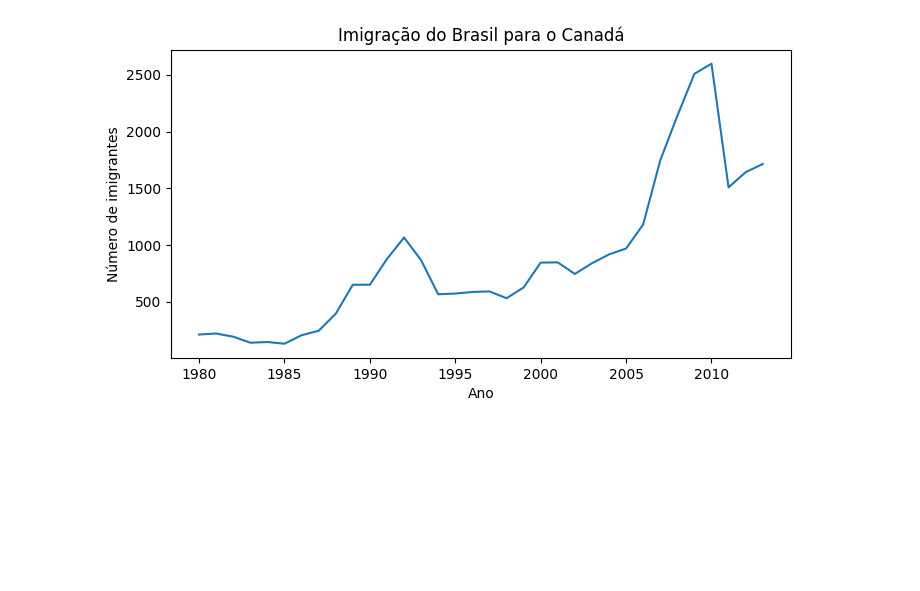
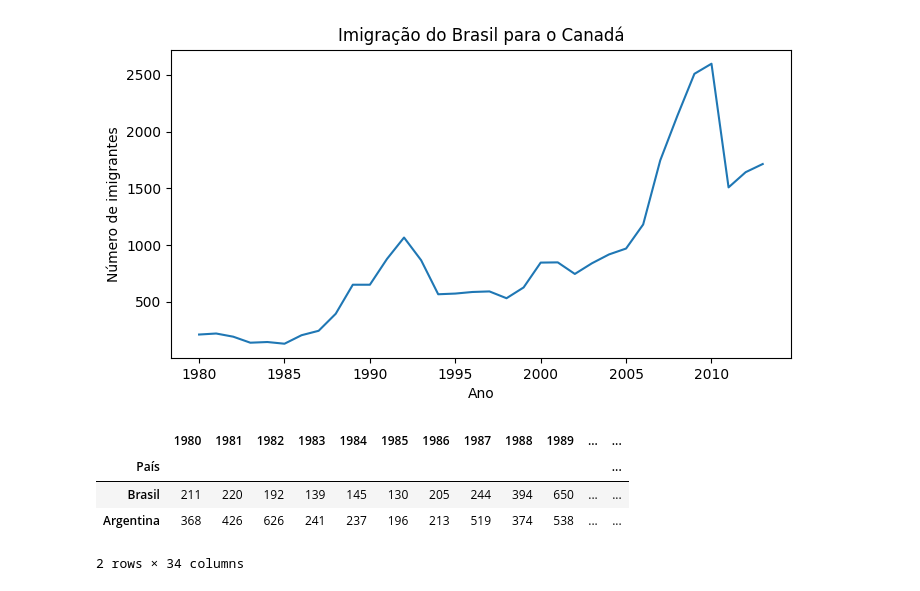
Before and after one commit to juliogazoli/alura-data-visualization-python-criando-graficos, a Jupyter notebook: analise_imigrantes.ipynb, the cells around one changed output. Cells and saved outputs as stored; diff of their text form; code cells hidden in the pictures; blank space fills up the shorter version.

```diff
--- a/analise_imigrantes.ipynb
+++ b/analise_imigrantes.ipynb
@@ -124,3 +124,12 @@ plt.xticks(['1980', '1985', '1990', '1995', '2000', '2005', '2010'])
 plt.show()
 # %% [output]
 [figure]
+# %%
+df_comparacao = df.loc[['Brasil', 'Argentina'], anos]
+df_comparacao.head()
+# %% [output]
+|  | 1980 | 1981 | 1982 | 1983 | 1984 | 1985 | 1986 | 1987 | 1988 | 1989 | ... | ... |
+| País |  |  |  |  |  |  |  |  |  |  |  | ... |
+| Brasil | 211 | 220 | 192 | 139 | 145 | 130 | 205 | 244 | 394 | 650 | ... | ... |
+| Argentina | 368 | 426 | 626 | 241 | 237 | 196 | 213 | 519 | 374 | 538 | ... | ... |
+2 rows × 34 columns
```
Also changed, not shown: parts of 4 cells of this notebook.
